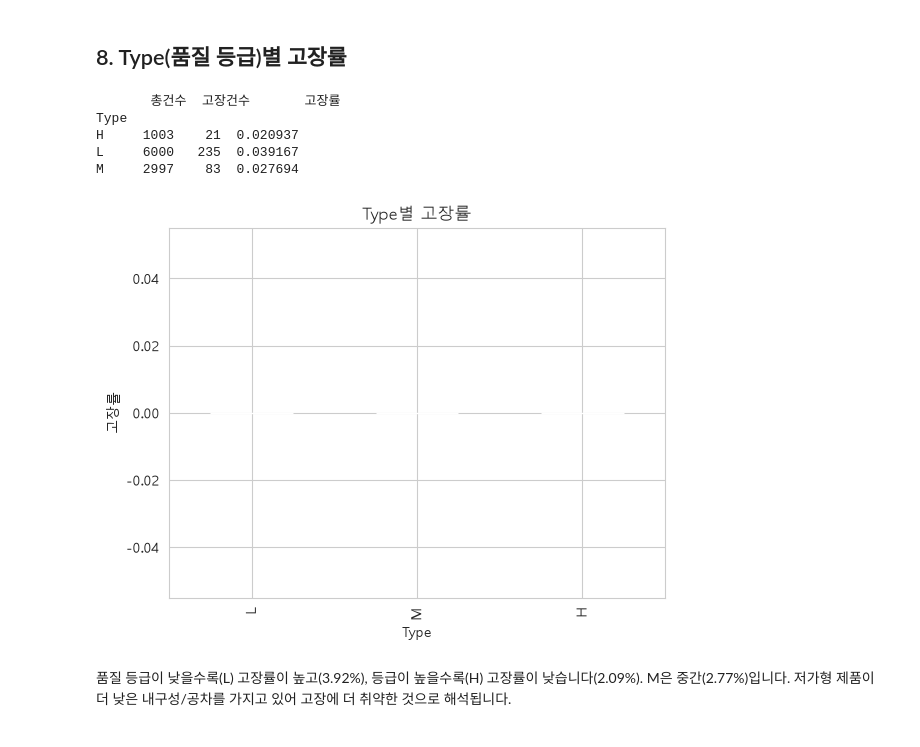
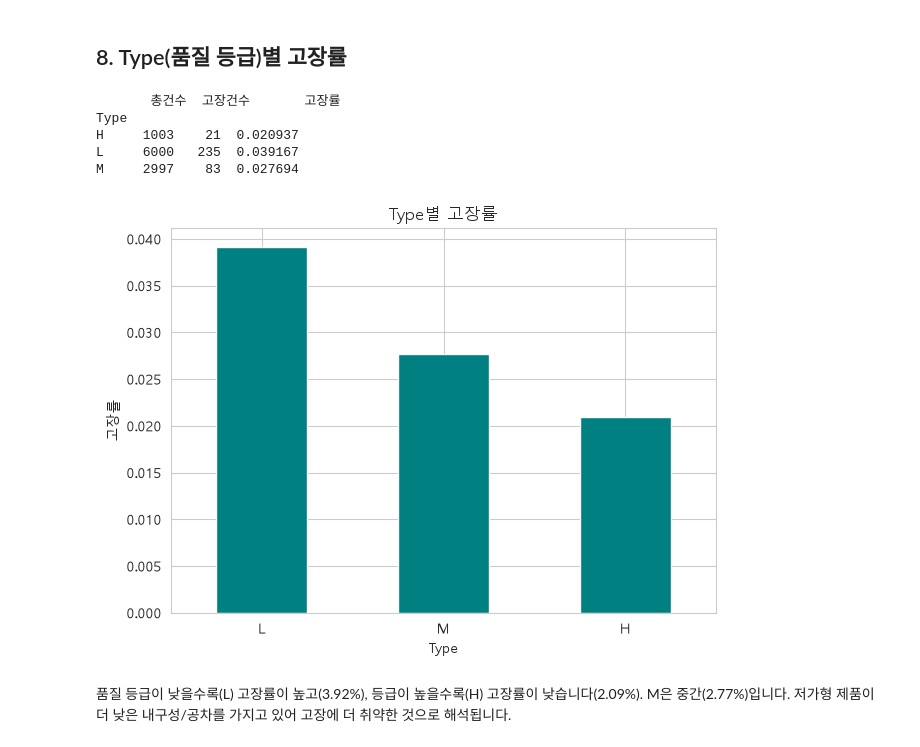
Before and after one commit to hmy7788/python_data_analyze, a Jupyter notebook: src/EDA1.ipynb, the cells around one changed output. Cells and saved outputs as stored; diff of their text form; code cells hidden in the pictures.

```diff
--- a/src/EDA1.ipynb
+++ b/src/EDA1.ipynb
@@ -17,6 +17,7 @@ plt.rcParams['axes.unicode_minus'] = False
 
 df = pd.read_csv("ai4i2020.csv")
 df.columns = [c.strip() for c in df.columns]
+df["Type"] = df["Type"].str.strip()  # 원본 값이 ' L   '처럼 앞뒤 공백을 포함하고 있어 groupby/countplot 전에 제거 필요
 df.head()
 # %% [output]
 |  | UDI | Product ID | Type | Air temperature [K] | Process temperature [K] | Rotational speed [rpm] | ... |
@@ -256,20 +257,23 @@ Passing `palette` without assigning `hue` is deprecated and will be removed in v
 # %%
 type_fail = df.groupby("Type")["Machine failure"].agg(["count", "sum", "mean"]).rename(
     columns={"count": "총건수", "sum": "고장건수", "mean": "고장률"})
 print(type_fail)
 
-type_fail["고장률"].reindex(["L", "M", "H"]).plot(kind="bar", color="teal")
+# rot=0: pandas 기본 90도 회전 + Malgun Gothic 폰트 조합에서 x축 라벨(L/M/H)이
+# 깨진 글자로 렌더링되는 버그가 있어 회전을 꺼서 우회한다.
+type_fail["고장률"].reindex(["L", "M", "H"]).plot(kind="bar", color="teal", rot=0)
 plt.ylabel("고장률")
 plt.title("Type별 고장률")
-plt.savefig("../images/eda_failrate_by_type.png", dpi=100)
+plt.tight_layout()
+plt.savefig("../images/eda_failrate_by_type.png", dpi=100, bbox_inches="tight")
 plt.show()
 # %% [output]
        총건수  고장건수       고장률
 Type
 H     1003    21  0.020937
 L     6000   235  0.039167
 M     2997    83  0.027694
-[figure, old version]
+[figure, new version]
 # %% [markdown]
 품질 등급이 낮을수록(L) 고장률이 높고(3.92%), 등급이 높을수록(H) 고장률이 낮습니다(2.09%). M은 중간(2.77%)입니다.
 저가형 제품이 더 낮은 내구성/공차를 가지고 있어 고장에 더 취약한 것으로 해석됩니다.
```
Also changed, not shown: parts of 2 cells of this notebook, 11 other files.
